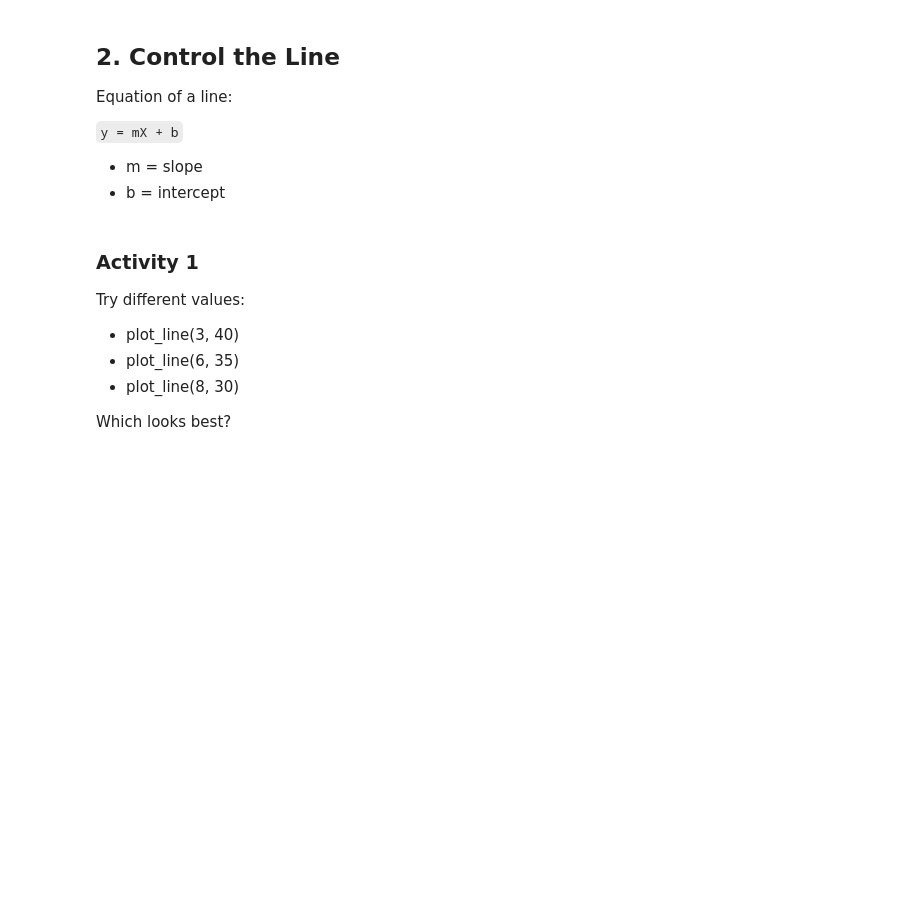
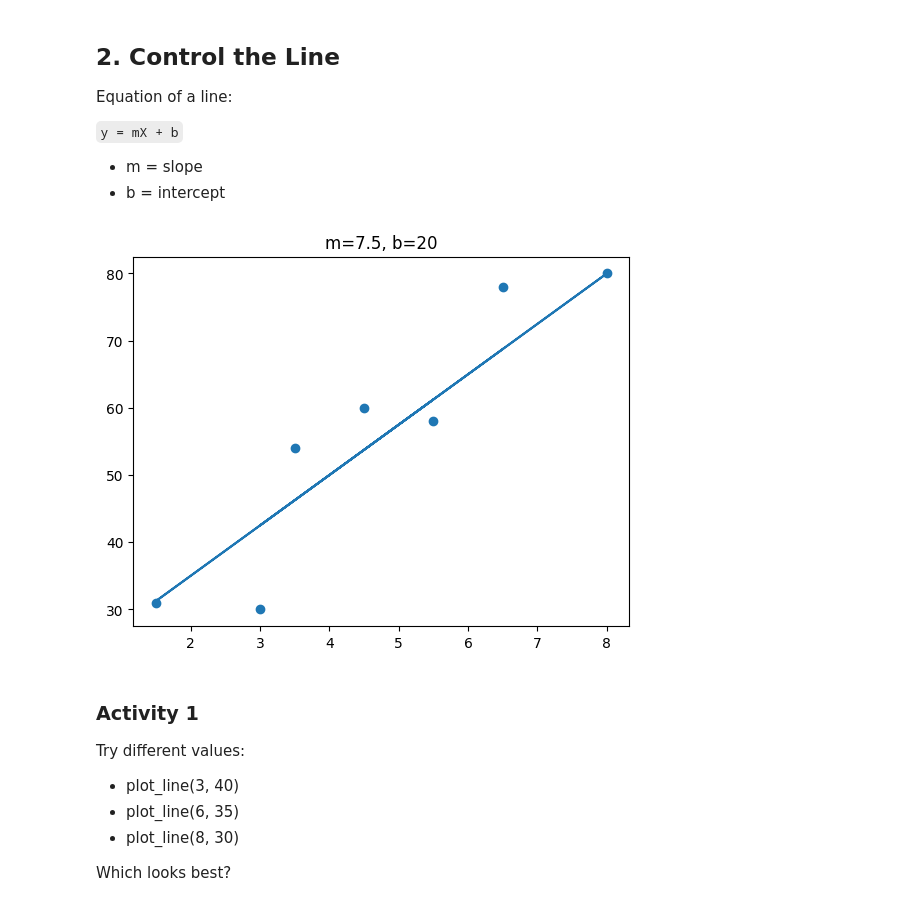
Before and after one commit to JackMiddoGM/Foundations-of-Regression, a Jupyter notebook: Lesson_2_How_Linear_Regression_Works.ipynb, the cells around one changed output. Cells and saved outputs as stored; diff of their text form; code cells hidden in the pictures; blank space fills up the shorter version.

```diff
--- a/Lesson_2_How_Linear_Regression_Works.ipynb
+++ b/Lesson_2_How_Linear_Regression_Works.ipynb
@@ -42,12 +44,14 @@ Equation of a line:
 # %%
 def plot_line(m, b):
     predictions = m*X + b
     plt.scatter(X, y)
     plt.plot(X, predictions)
     plt.title(f'm={m}, b={b}')
     plt.show()
 
-plot_line(5, 40)
+plot_line(7.5, 20)
+# %% [output]
+[figure, added]
 # %% [markdown]
 ### Activity 1
 Try different values:
```
Also changed, not shown: parts of 5 cells of this notebook, 7 other files.
